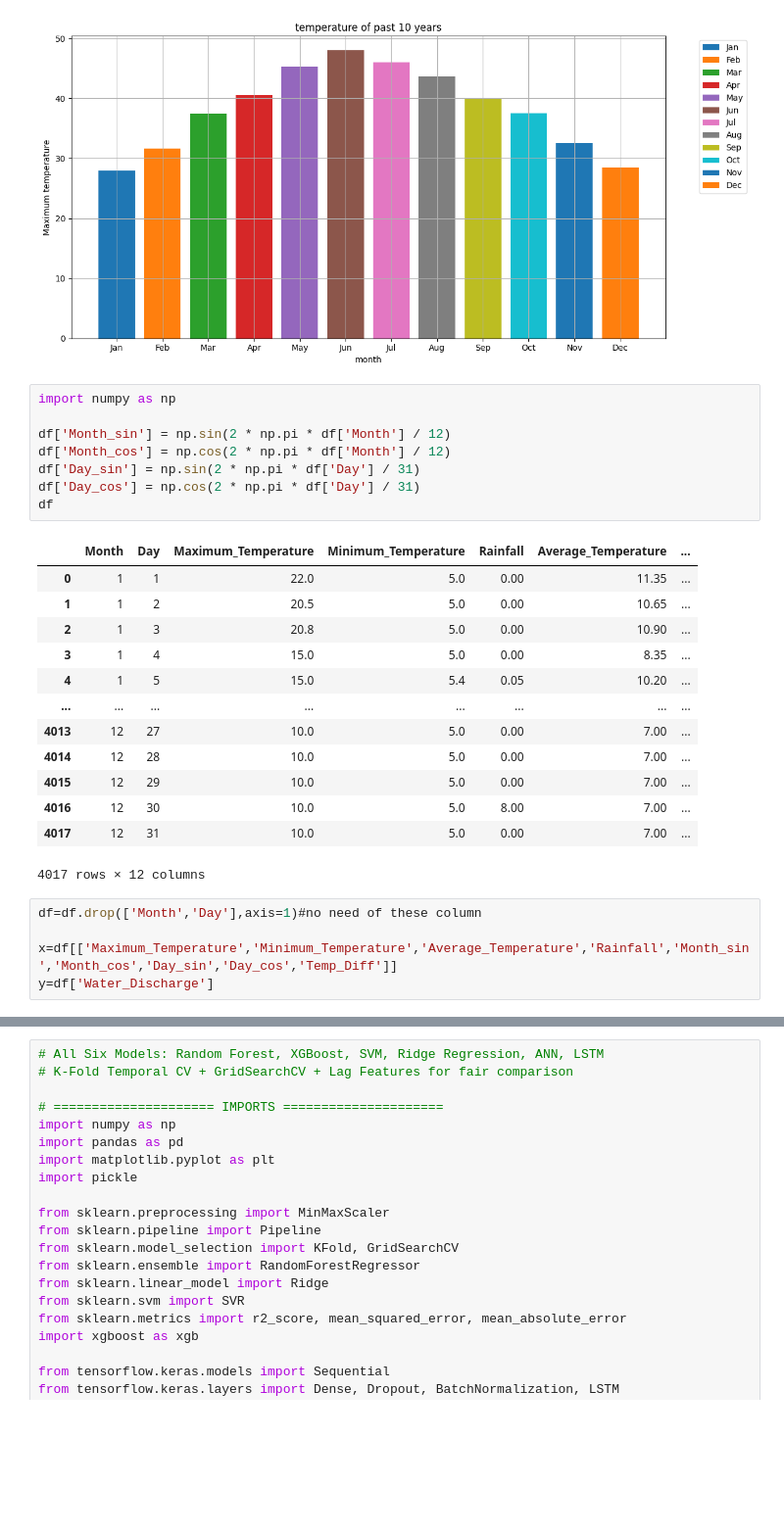
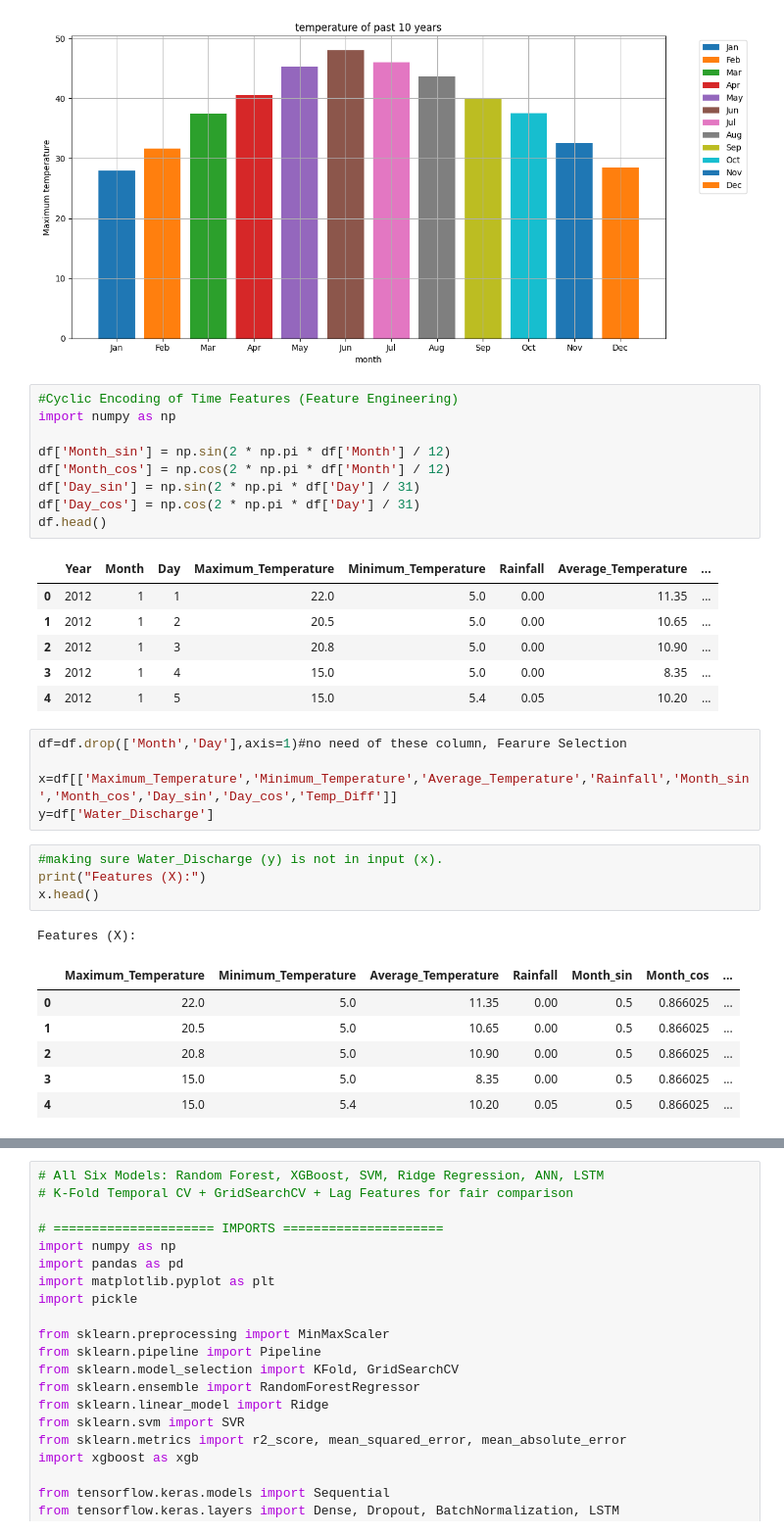
Before and after one commit to laeeq80/RiverStreamflowPrediction2.0, a Jupyter notebook: riverflow.ipynb, the cells around one changed output, grey strips where cells are left out. Shown at 98% size. Cells and saved outputs as stored; diff of their text form; blank space fills up the shorter version.

```diff
--- a/riverflow.ipynb
+++ b/riverflow.ipynb
@@ -241,32 +299,38 @@ plt.show()
 # %% [output]
 [figure]
 # %%
+#Cyclic Encoding of Time Features (Feature Engineering)
 import numpy as np
 
 df['Month_sin'] = np.sin(2 * np.pi * df['Month'] / 12)
 df['Month_cos'] = np.cos(2 * np.pi * df['Month'] / 12)
 df['Day_sin'] = np.sin(2 * np.pi * df['Day'] / 31)
 df['Day_cos'] = np.cos(2 * np.pi * df['Day'] / 31)
-df
+df.head()
 # %% [output]
-|  | Month | Day | Maximum_Temperature | Minimum_Temperature | Rainfall | Average_Temperature | ... |
-| 0 | 1 | 1 | 22.0 | 5.0 | 0.00 | 11.35 | ... |
-| 1 | 1 | 2 | 20.5 | 5.0 | 0.00 | 10.65 | ... |
-| 2 | 1 | 3 | 20.8 | 5.0 | 0.00 | 10.90 | ... |
-| 3 | 1 | 4 | 15.0 | 5.0 | 0.00 | 8.35 | ... |
-| 4 | 1 | 5 | 15.0 | 5.4 | 0.05 | 10.20 | ... |
-| ... | ... | ... | ... | ... | ... | ... | ... |
-| 4013 | 12 | 27 | 10.0 | 5.0 | 0.00 | 7.00 | ... |
-| 4014 | 12 | 28 | 10.0 | 5.0 | 0.00 | 7.00 | ... |
-| 4015 | 12 | 29 | 10.0 | 5.0 | 0.00 | 7.00 | ... |
-| 4016 | 12 | 30 | 10.0 | 5.0 | 8.00 | 7.00 | ... |
-| 4017 | 12 | 31 | 10.0 | 5.0 | 0.00 | 7.00 | ... |
+|  | Year | Month | Day | Maximum_Temperature | Minimum_Temperature | Rainfall | Average_Temperature | ... |
+| 0 | 2012 | 1 | 1 | 22.0 | 5.0 | 0.00 | 11.35 | ... |
+| 1 | 2012 | 1 | 2 | 20.5 | 5.0 | 0.00 | 10.65 | ... |
+| 2 | 2012 | 1 | 3 | 20.8 | 5.0 | 0.00 | 10.90 | ... |
+| 3 | 2012 | 1 | 4 | 15.0 | 5.0 | 0.00 | 8.35 | ... |
+| 4 | 2012 | 1 | 5 | 15.0 | 5.4 | 0.05 | 10.20 | ... |
-4017 rows × 12 columns
 # %%
-df=df.drop(['Month','Day'],axis=1)#no need of these column
+df=df.drop(['Month','Day'],axis=1)#no need of these column, Fearure Selection
 
 x=df[['Maximum_Temperature','Minimum_Temperature','Average_Temperature','Rainfall','Month_sin','Month_cos','Day_sin','Day_cos','Temp_Diff']]
 y=df['Water_Discharge']
+# %%
+#making sure Water_Discharge (y) is not in input (x).
+print("Features (X):")
+x.head()
+# %% [output]
+Features (X):
+|  | Maximum_Temperature | Minimum_Temperature | Average_Temperature | Rainfall | Month_sin | Month_cos | ... |
+| 0 | 22.0 | 5.0 | 11.35 | 0.00 | 0.5 | 0.866025 | ... |
+| 1 | 20.5 | 5.0 | 10.65 | 0.00 | 0.5 | 0.866025 | ... |
+| 2 | 20.8 | 5.0 | 10.90 | 0.00 | 0.5 | 0.866025 | ... |
+| 3 | 15.0 | 5.0 | 8.35 | 0.00 | 0.5 | 0.866025 | ... |
+| 4 | 15.0 | 5.4 | 10.20 | 0.05 | 0.5 | 0.866025 | ... |
 # %%
 df.head()
 # %% [output]
```
Also changed, not shown: parts of 12 cells of this notebook.
